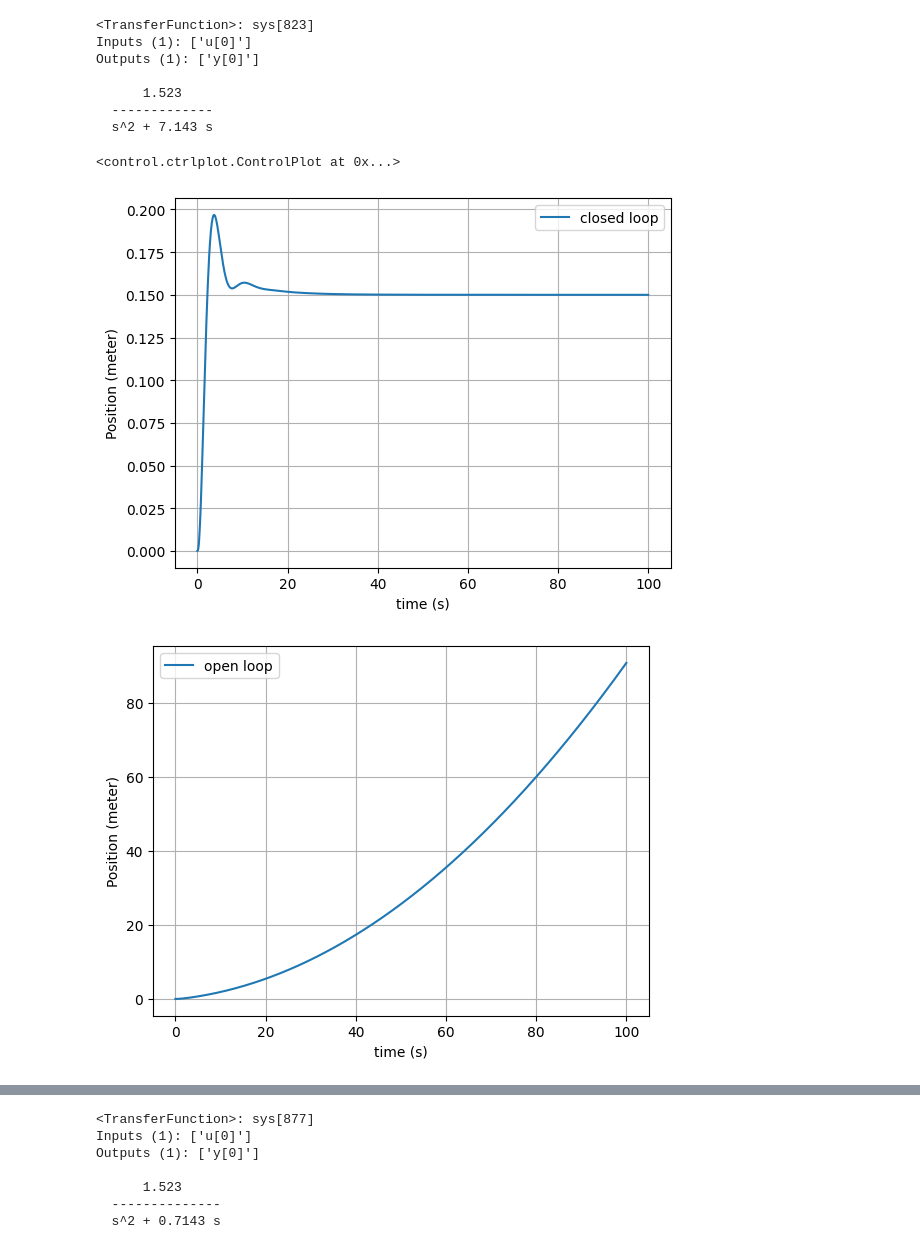
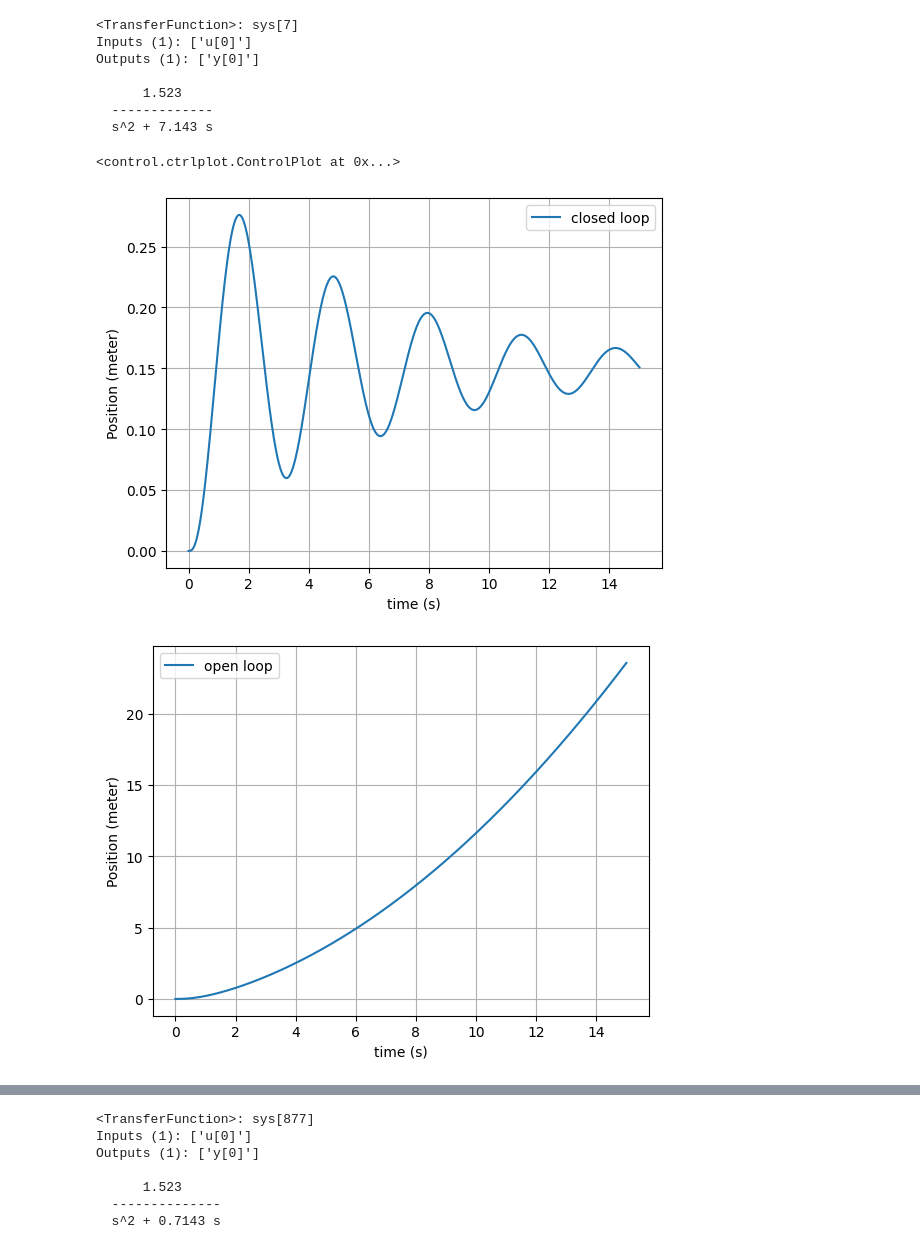
Before and after one commit to TijnAltenaAO/python-modeling, a Jupyter notebook: controlsystemsmodeling.ipynb, the cells around one changed output, grey strips where cells are left out. Saved outputs shown, nothing was run; the diff lists cells and outputs as text; code cells hidden in the pictures.

```diff
--- a/controlsystemsmodeling.ipynb
+++ b/controlsystemsmodeling.ipynb
@@ -17,9 +17,9 @@ s = ctl.TransferFunction.s
 K = 4.4
 T = 0.8
 
-Kp = 0.14
+Kp = 1.4
 Ki = 0
-Kd = 1.2
+Kd = 5
 
 H_pid = Kp + Ki/s + Kd*s
 
@@ -38,7 +38,7 @@ H_total = H_sys*H_motorposition*H_pid
 
 H_closedloop = feedback(H_total, 1)
 
-t = np.linspace(0, 100, 1000)
+t = np.linspace(0, 15, 1000)
 
 setpoint = 0.15
 
@@ -53,33 +53,33 @@ plt.grid()
 plt.xlabel('time (s)')
 plt.ylabel('Position (meter)')
 plt.legend()
 
 plt.figure()
 plt.plot(t2,y2, label='open loop')
 plt.grid()
 plt.xlabel('time (s)')
 plt.ylabel('Position (meter)')
 plt.legend()
 
 plt.figure()
 pole_zero_plot(H_closedloop)
 
 plt.figure()
 pole_zero_plot(H_openloop)
 
 plt.figure()
 bode_plot(H_closedloop, Hz = False)
 
 plt.figure()
 bode_plot(H_openloop, Hz = False)
 # %% [output]
-<TransferFunction>: sys[823]
+<TransferFunction>: sys[7]
 Inputs (1): ['u[0]']
 Outputs (1): ['y[0]']
 
       1.523
   -------------
   s^2 + 7.143 s
 <control.ctrlplot.ControlPlot at 0x...>
-[figure, old version]
+[figure, new version]
-[figure, old version]
+[figure, new version]
```
Also changed, not shown: parts of 1 cell of this notebook.
